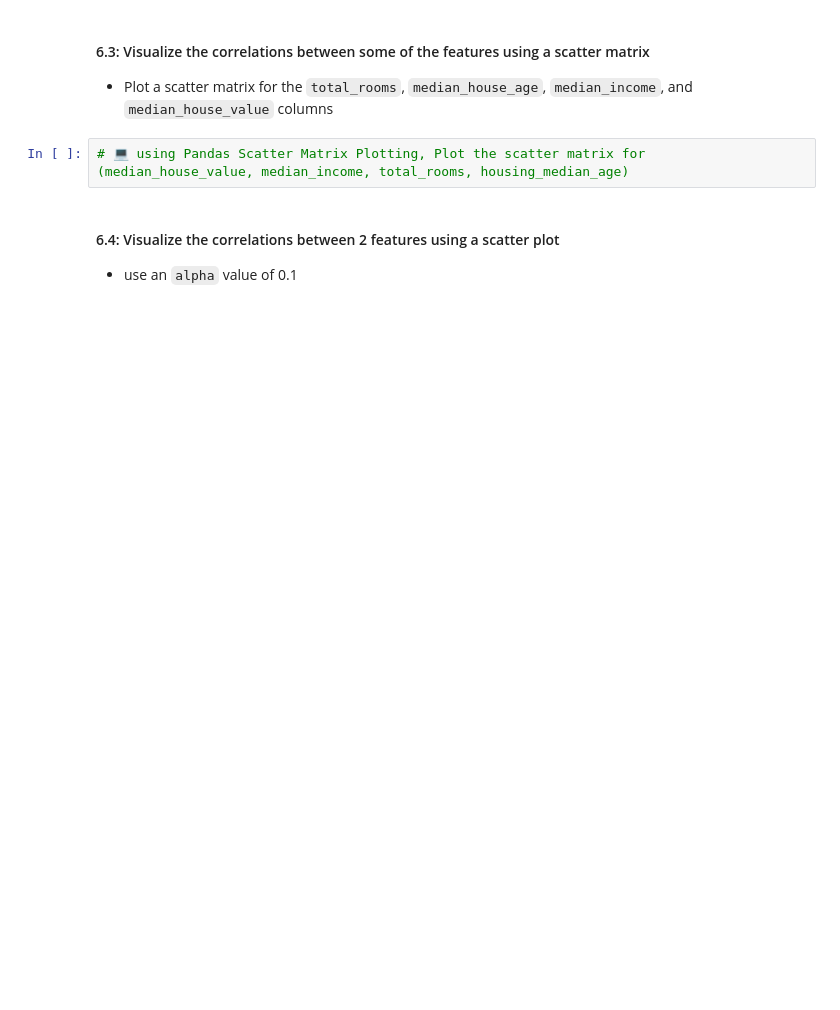
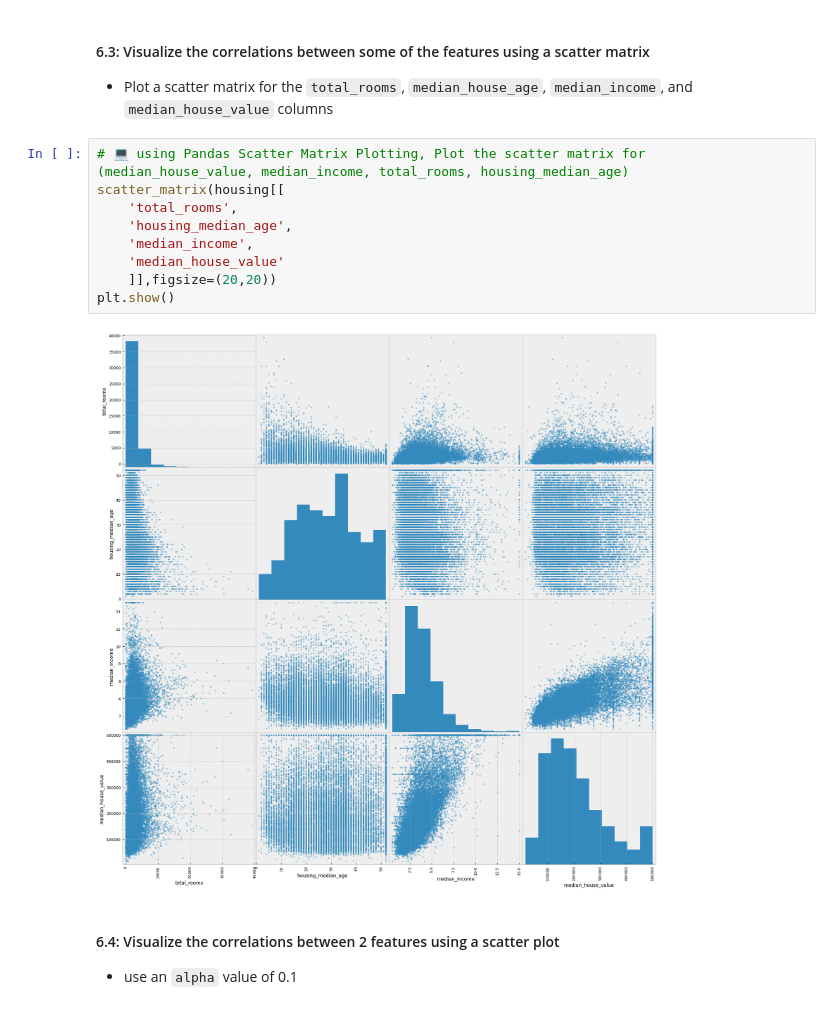
Before and after one commit to IT4063-Spring2025/eda-assignment-RautelaAbhishek, a Jupyter notebook: notebook.ipynb, the cells around one changed output. Saved outputs shown, nothing was run; the diff lists cells and outputs as text; blank space fills up the shorter version.

```diff
--- a/notebook.ipynb
+++ b/notebook.ipynb
@@ -265,6 +294,15 @@ sort the results in descending order
 - Plot a scatter matrix for the `total_rooms`, `median_house_age`, `median_income`, and `median_house_value` columns
 # %%
 # 💻 using Pandas Scatter Matrix Plotting, Plot the scatter matrix for (median_house_value, median_income, total_rooms, housing_median_age)
+scatter_matrix(housing[[
+    'total_rooms',
+    'housing_median_age',
+    'median_income',
+    'median_house_value'
+    ]],figsize=(20,20))
+plt.show()
+# %% [output]
+[figure, added]
 # %% [markdown]
 #### 6.4: Visualize the correlations between 2 features using a scatter plot
 - use an `alpha` value of 0.1
```
Also changed, not shown: parts of 6 cells of this notebook.
